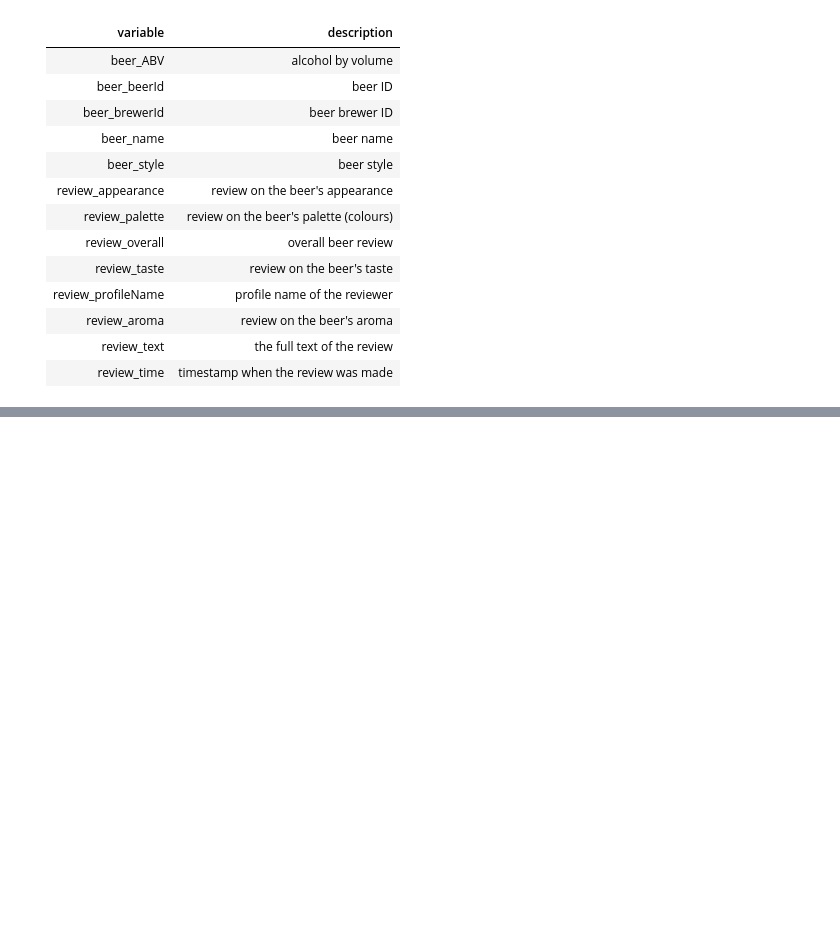
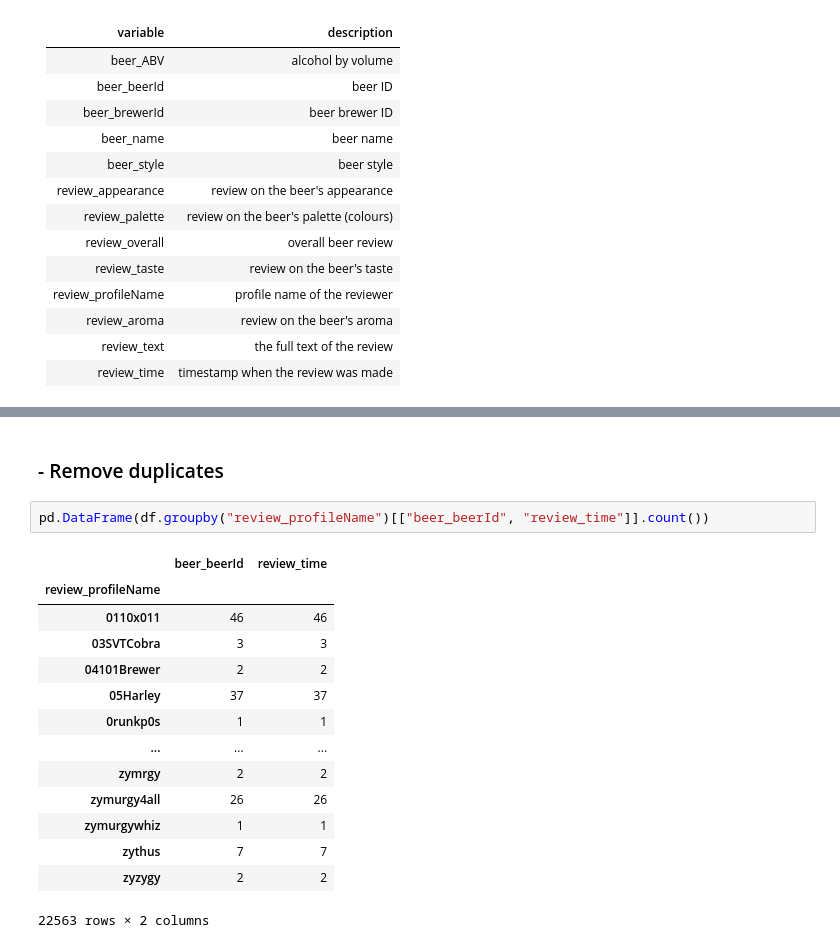
Before and after one commit to Noel-Ocean/Projects_Selected, a Jupyter notebook: EvolentHealth_BestBeer.ipynb, the cells around one changed output, grey strips where cells are left out. Drawn from its saved outputs; the diff is of its cells as text; blank space fills up the shorter version.

```diff
--- a/EvolentHealth_BestBeer.ipynb
+++ b/EvolentHealth_BestBeer.ipynb
@@ -73,0 +102,19 @@ None
+# %% [markdown]
+### - Remove duplicates
+# %%
+pd.DataFrame(df.groupby("review_profileName")[["beer_beerId", "review_time"]].count())
+# %% [output]
+|  | beer_beerId | review_time |
+| review_profileName |  |  |
+| 0110x011 | 46 | 46 |
+| 03SVTCobra | 3 | 3 |
+| 04101Brewer | 2 | 2 |
+| 05Harley | 37 | 37 |
+| 0runkp0s | 1 | 1 |
+| ... | ... | ... |
+| zymrgy | 2 | 2 |
+| zymurgy4all | 26 | 26 |
+| zymurgywhiz | 1 | 1 |
+| zythus | 7 | 7 |
+| zyzygy | 2 | 2 |
+22563 rows × 2 columns
```
Also changed, not shown: parts of 10 cells of this notebook.
